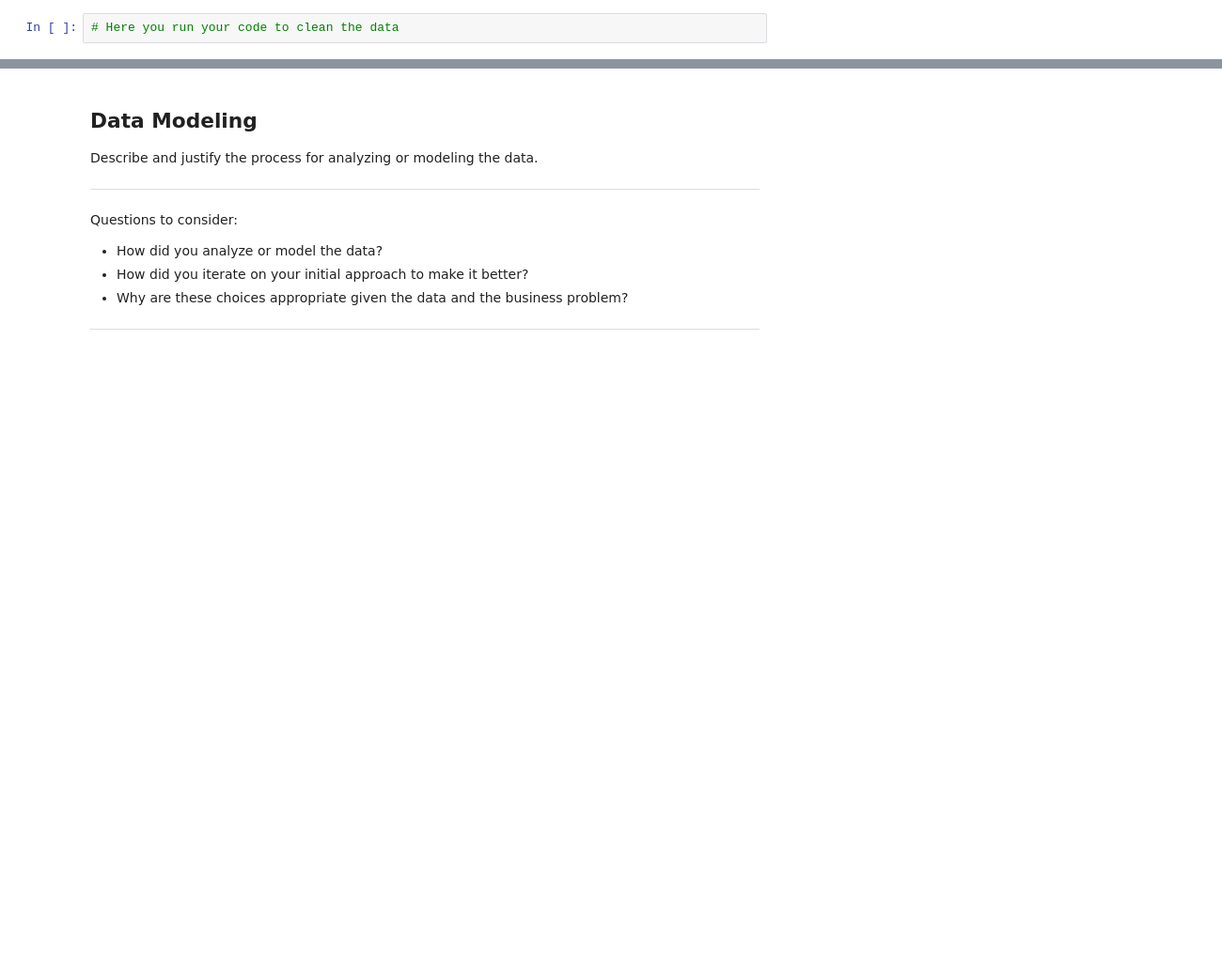
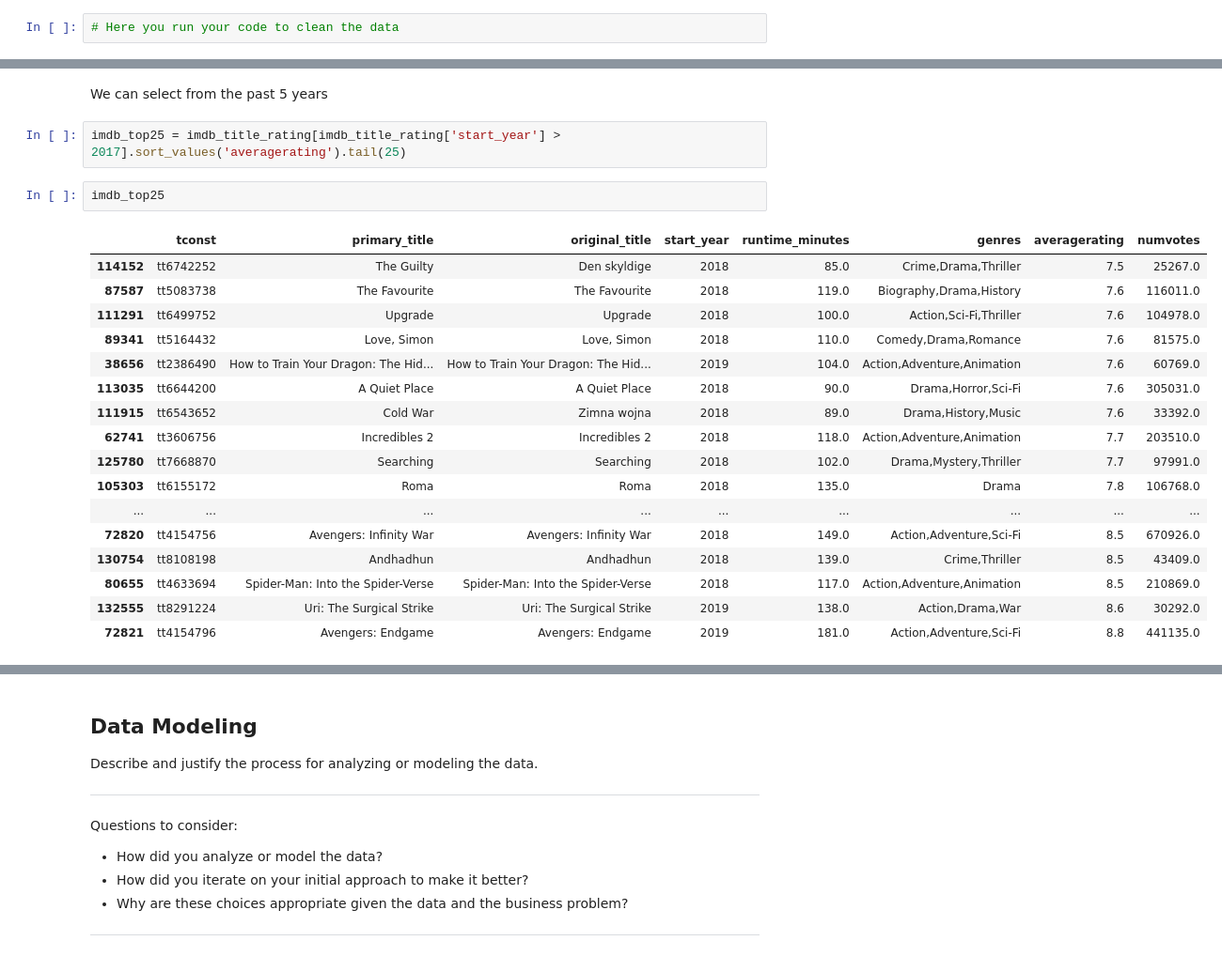
Before and after one commit to arecai/ari_first_attem, a Jupyter notebook: dsc-phase1-project-template.ipynb, the cells around one changed output, grey strips where cells are left out. Shown: that part at 94% size. Cells and saved outputs as stored; diff of their text form; blank space fills up the shorter version.

```diff
--- a/dsc-phase1-project-template.ipynb
+++ b/dsc-phase1-project-template.ipynb
@@ -278,0 +389,24 @@ Questions to consider:
+# %% [markdown]
+We can select from the past 5 years
+# %%
+imdb_top25 = imdb_title_rating[imdb_title_rating['start_year'] > 2017].sort_values('averagerating').tail(25)
+# %%
+imdb_top25
+# %% [output]
+|  | tconst | primary_title | original_title | start_year | runtime_minutes | genres | averagerating | numvotes |
+| 114152 | tt6742252 | The Guilty | Den skyldige | 2018 | 85.0 | Crime,Drama,Thriller | 7.5 | 25267.0 |
+| 87587 | tt5083738 | The Favourite | The Favourite | 2018 | 119.0 | Biography,Drama,History | 7.6 | 116011.0 |
+| 111291 | tt6499752 | Upgrade | Upgrade | 2018 | 100.0 | Action,Sci-Fi,Thriller | 7.6 | 104978.0 |
+| 89341 | tt5164432 | Love, Simon | Love, Simon | 2018 | 110.0 | Comedy,Drama,Romance | 7.6 | 81575.0 |
+| 38656 | tt2386490 | How to Train Your Dragon: The Hid... | How to Train Your Dragon: The Hid... | 2019 | 104.0 | Action,Adventure,Animation | 7.6 | 60769.0 |
+| 113035 | tt6644200 | A Quiet Place | A Quiet Place | 2018 | 90.0 | Drama,Horror,Sci-Fi | 7.6 | 305031.0 |
+| 111915 | tt6543652 | Cold War | Zimna wojna | 2018 | 89.0 | Drama,History,Music | 7.6 | 33392.0 |
+| 62741 | tt3606756 | Incredibles 2 | Incredibles 2 | 2018 | 118.0 | Action,Adventure,Animation | 7.7 | 203510.0 |
+| 125780 | tt7668870 | Searching | Searching | 2018 | 102.0 | Drama,Mystery,Thriller | 7.7 | 97991.0 |
+| 105303 | tt6155172 | Roma | Roma | 2018 | 135.0 | Drama | 7.8 | 106768.0 |
+| ... | ... | ... | ... | ... | ... | ... | ... | ... |
+| 72820 | tt4154756 | Avengers: Infinity War | Avengers: Infinity War | 2018 | 149.0 | Action,Adventure,Sci-Fi | 8.5 | 670926.0 |
+| 130754 | tt8108198 | Andhadhun | Andhadhun | 2018 | 139.0 | Crime,Thriller | 8.5 | 43409.0 |
+| 80655 | tt4633694 | Spider-Man: Into the Spider-Verse | Spider-Man: Into the Spider-Verse | 2018 | 117.0 | Action,Adventure,Animation | 8.5 | 210869.0 |
+| 132555 | tt8291224 | Uri: The Surgical Strike | Uri: The Surgical Strike | 2019 | 138.0 | Action,Drama,War | 8.6 | 30292.0 |
+| 72821 | tt4154796 | Avengers: Endgame | Avengers: Endgame | 2019 | 181.0 | Action,Adventure,Sci-Fi | 8.8 | 441135.0 |
```
Also changed, not shown: parts of 30 cells of this notebook.
